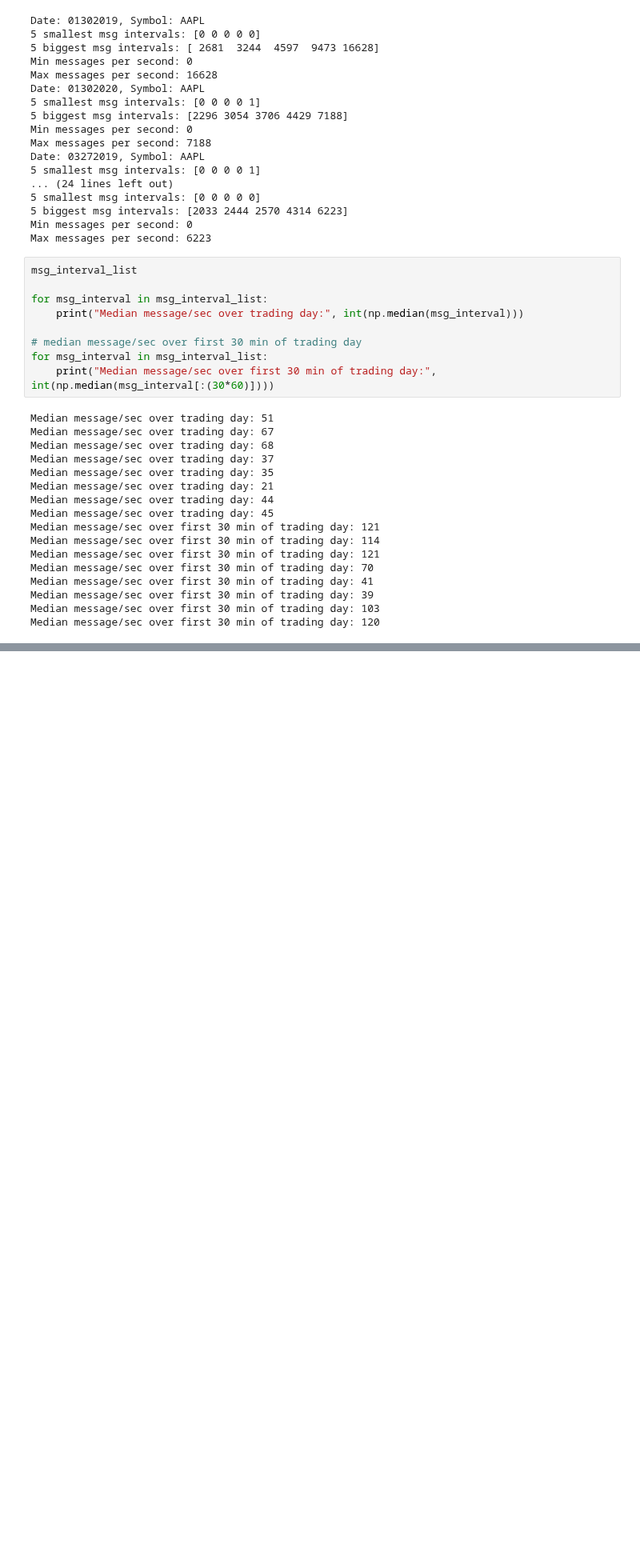
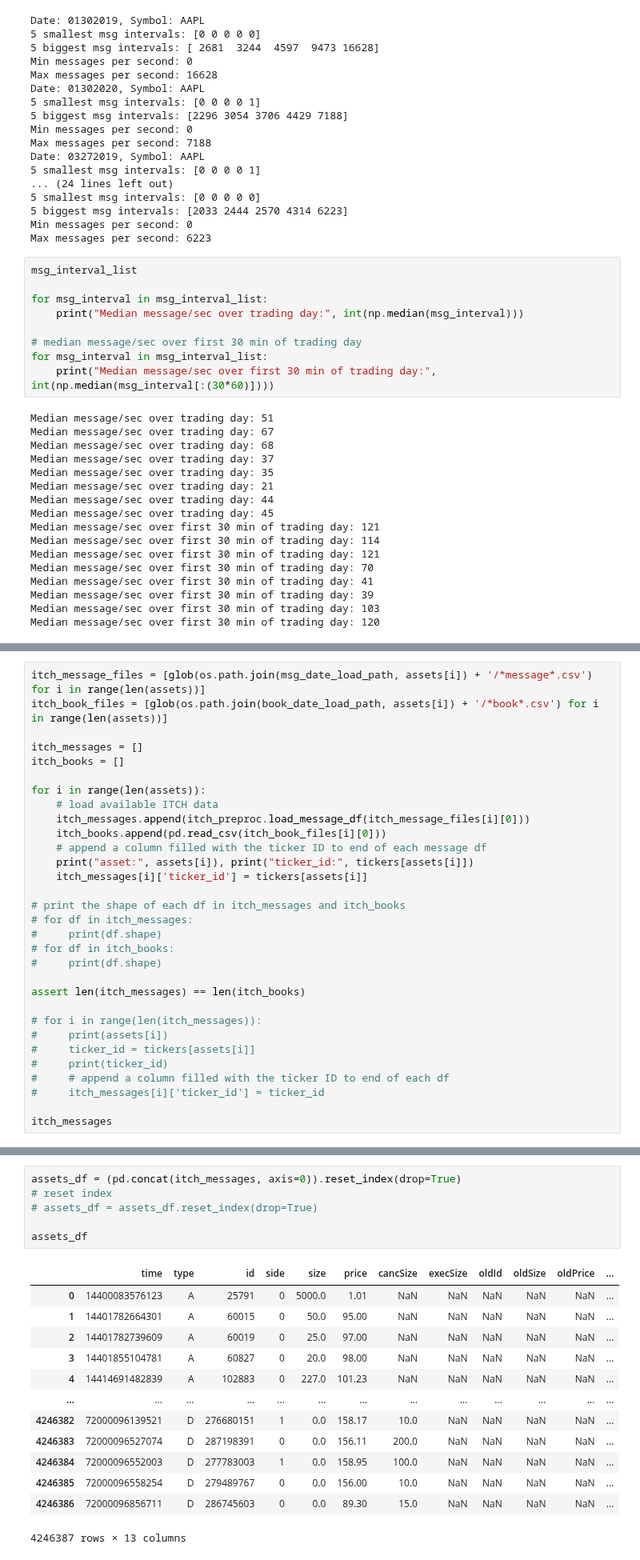
Before and after one commit to kingofguan/MarketGPT, a Jupyter notebook: notebooks/MarketSimT.ipynb, the cells around one changed output, grey strips where cells are left out. Shown at 80% size. Drawn from its saved outputs; the diff is of its cells as text; blank space fills up the shorter version.

```diff
--- a/notebooks/MarketSimT.ipynb
+++ b/notebooks/MarketSimT.ipynb
@@ -1634,0 +1705,31 @@ Median message/sec over first 30 min of trading day: 120
+# %%
+itch_message_files = [glob(os.path.join(msg_date_load_path, assets[i]) + '/*message*.csv') for i in range(len(assets))]
+itch_book_files = [glob(os.path.join(book_date_load_path, assets[i]) + '/*book*.csv') for i in range(len(assets))]
+
+itch_messages = []
+itch_books = []
+
+for i in range(len(assets)):
+    # load available ITCH data
+    itch_messages.append(itch_preproc.load_message_df(itch_message_files[i][0]))
+    itch_books.append(pd.read_csv(itch_book_files[i][0]))
+    # append a column filled with the ticker ID to end of each message df
+    print("asset:", assets[i]), print("ticker_id:", tickers[assets[i]])
+    itch_messages[i]['ticker_id'] = tickers[assets[i]]
+
+# print the shape of each df in itch_messages and itch_books
+# for df in itch_messages:
+#     print(df.shape)
+# for df in itch_books:
+#     print(df.shape)
+
+assert len(itch_messages) == len(itch_books)
+
+# for i in range(len(itch_messages)):
+#     print(assets[i])
+#     ticker_id = tickers[assets[i]]
+#     print(ticker_id)
+#     # append a column filled with the ticker ID to end of each df
+#     itch_messages[i]['ticker_id'] = ticker_id
+
+itch_messages
@@ -1634,0 +1766,20 @@ Median message/sec over first 30 min of trading day: 120
+# %%
+assets_df = (pd.concat(itch_messages, axis=0)).reset_index(drop=True)
+# reset index
+# assets_df = assets_df.reset_index(drop=True)
+
+assets_df
+# %% [output]
+|  | time | type | id | side | size | price | cancSize | execSize | oldId | oldSize | oldPrice | ... |
+| 0 | 14400083576123 | A | 25791 | 0 | 5000.0 | 1.01 | NaN | NaN | NaN | NaN | NaN | ... |
+| 1 | 14401782664301 | A | 60015 | 0 | 50.0 | 95.00 | NaN | NaN | NaN | NaN | NaN | ... |
+| 2 | 14401782739609 | A | 60019 | 0 | 25.0 | 97.00 | NaN | NaN | NaN | NaN | NaN | ... |
+| 3 | 14401855104781 | A | 60827 | 0 | 20.0 | 98.00 | NaN | NaN | NaN | NaN | NaN | ... |
+| 4 | 14414691482839 | A | 102883 | 0 | 227.0 | 101.23 | NaN | NaN | NaN | NaN | NaN | ... |
+| ... | ... | ... | ... | ... | ... | ... | ... | ... | ... | ... | ... | ... |
+| 4246382 | 72000096139521 | D | 276680151 | 1 | 0.0 | 158.17 | 10.0 | NaN | NaN | NaN | NaN | ... |
+| 4246383 | 72000096527074 | D | 287198391 | 0 | 0.0 | 156.11 | 200.0 | NaN | NaN | NaN | NaN | ... |
+| 4246384 | 72000096552003 | D | 277783003 | 1 | 0.0 | 158.95 | 100.0 | NaN | NaN | NaN | NaN | ... |
+| 4246385 | 72000096558254 | D | 279489767 | 0 | 0.0 | 156.00 | 10.0 | NaN | NaN | NaN | NaN | ... |
+| 4246386 | 72000096856711 | D | 286745603 | 0 | 0.0 | 89.30 | 15.0 | NaN | NaN | NaN | NaN | ... |
+4246387 rows × 13 columns
```
Also changed, not shown: parts of 20 cells of this notebook, 2 other files.
